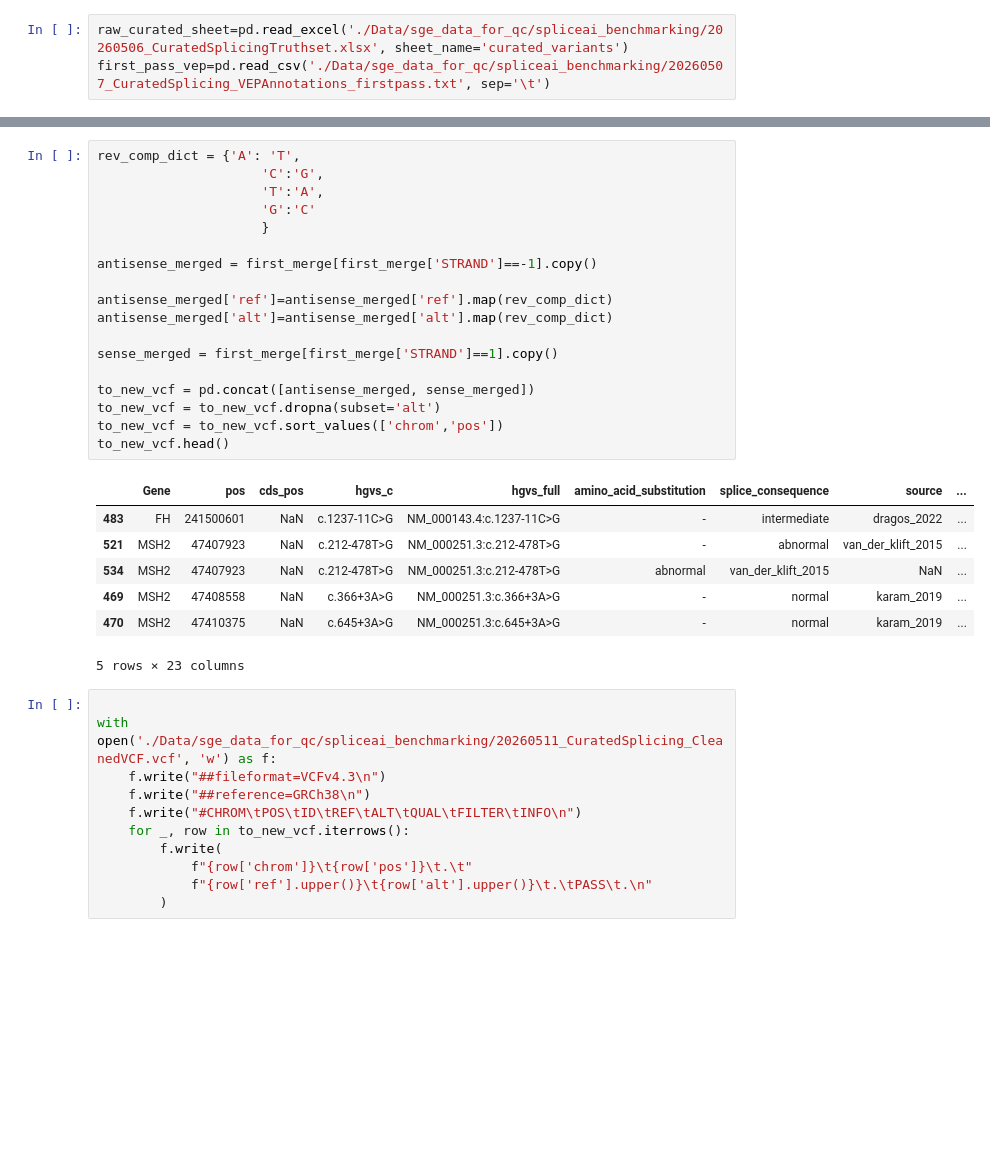
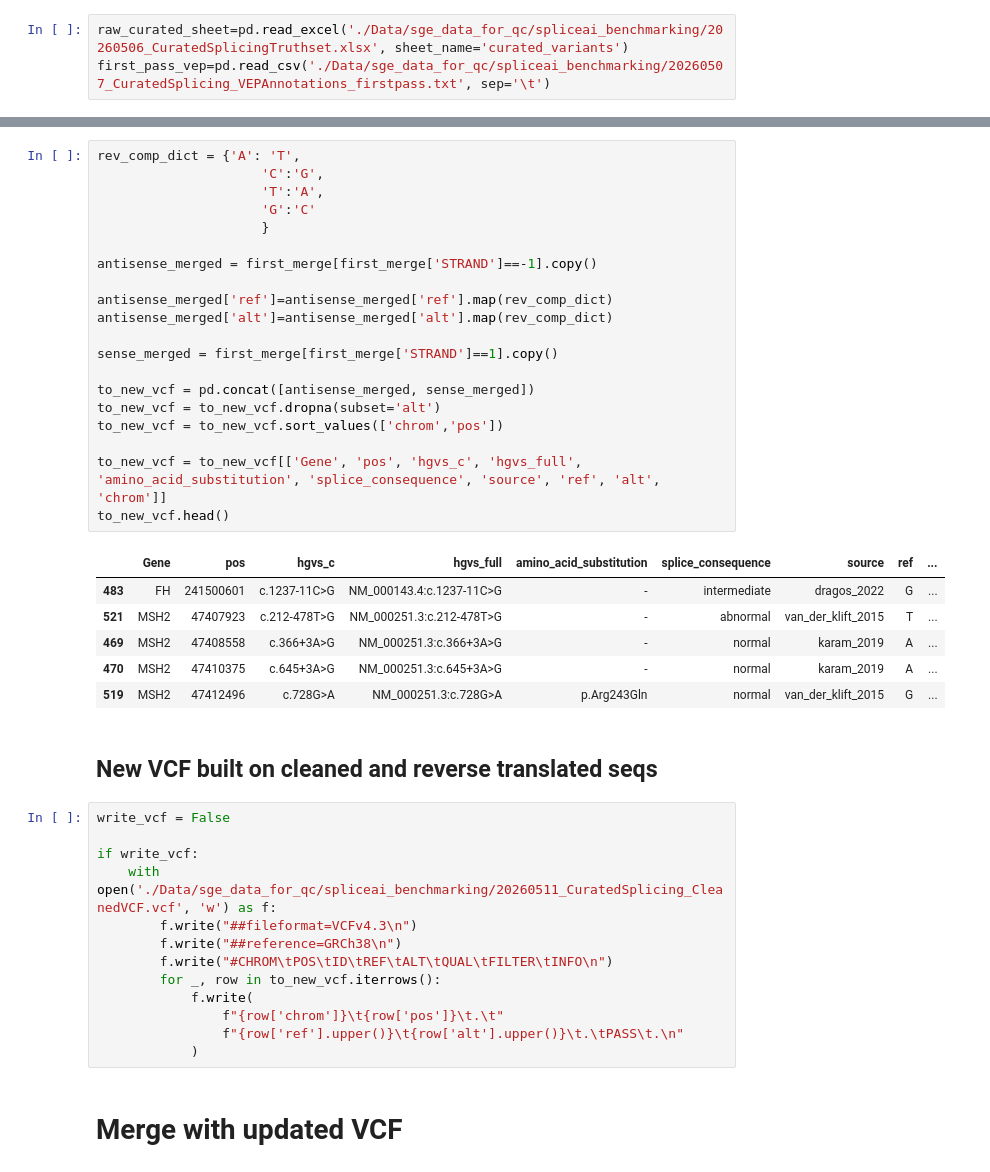
Before and after one commit to ivanw314/PillarProject_CAVA_Analysis, a Jupyter notebook: Notebooks/PP_CuratedSplicingProcessing.ipynb, the cells around one changed output, grey strips where cells are left out. Drawn from its saved outputs; the diff is of its cells as text; blank space fills up the shorter version.

Commit message:
Update PP_CuratedSplicingProcessing.ipynb
Full merge working

```diff
--- a/Notebooks/PP_CuratedSplicingProcessing.ipynb
+++ b/Notebooks/PP_CuratedSplicingProcessing.ipynb
@@ -119,37 +125,44 @@ first_merge.head()
 # %%
 rev_comp_dict = {'A': 'T',
                      'C':'G',
                      'T':'A',
                      'G':'C'
                      }
 
 antisense_merged = first_merge[first_merge['STRAND']==-1].copy()
 
 antisense_merged['ref']=antisense_merged['ref'].map(rev_comp_dict)
 antisense_merged['alt']=antisense_merged['alt'].map(rev_comp_dict)
 
 sense_merged = first_merge[first_merge['STRAND']==1].copy()
 
 to_new_vcf = pd.concat([antisense_merged, sense_merged])
 to_new_vcf = to_new_vcf.dropna(subset='alt')
 to_new_vcf = to_new_vcf.sort_values(['chrom','pos'])
+
+to_new_vcf = to_new_vcf[['Gene', 'pos', 'hgvs_c', 'hgvs_full', 'amino_acid_substitution', 'splice_consequence', 'source', 'ref', 'alt', 'chrom']]
 to_new_vcf.head()
 # %% [output]
-|  | Gene | pos | cds_pos | hgvs_c | hgvs_full | amino_acid_substitution | splice_consequence | source | ... |
-| 483 | FH | 241500601 | NaN | c.1237-11C>G | NM_000143.4:c.1237-11C>G | - | intermediate | dragos_2022 | ... |
-| 521 | MSH2 | 47407923 | NaN | c.212-478T>G | NM_000251.3:c.212-478T>G | - | abnormal | van_der_klift_2015 | ... |
-| 534 | MSH2 | 47407923 | NaN | c.212-478T>G | NM_000251.3:c.212-478T>G | abnormal | van_der_klift_2015 | NaN | ... |
-| 469 | MSH2 | 47408558 | NaN | c.366+3A>G | NM_000251.3:c.366+3A>G | - | normal | karam_2019 | ... |
-| 470 | MSH2 | 47410375 | NaN | c.645+3A>G | NM_000251.3:c.645+3A>G | - | normal | karam_2019 | ... |
+|  | Gene | pos | hgvs_c | hgvs_full | amino_acid_substitution | splice_consequence | source | ref | ... |
+| 483 | FH | 241500601 | c.1237-11C>G | NM_000143.4:c.1237-11C>G | - | intermediate | dragos_2022 | G | ... |
+| 521 | MSH2 | 47407923 | c.212-478T>G | NM_000251.3:c.212-478T>G | - | abnormal | van_der_klift_2015 | T | ... |
+| 469 | MSH2 | 47408558 | c.366+3A>G | NM_000251.3:c.366+3A>G | - | normal | karam_2019 | A | ... |
+| 470 | MSH2 | 47410375 | c.645+3A>G | NM_000251.3:c.645+3A>G | - | normal | karam_2019 | A | ... |
+| 519 | MSH2 | 47412496 | c.728G>A | NM_000251.3:c.728G>A | p.Arg243Gln | normal | van_der_klift_2015 | G | ... |
-5 rows × 23 columns
+# %% [markdown]
+## New VCF built on cleaned and reverse translated seqs
 # %%
+write_vcf = False
 
-with open('./Data/sge_data_for_qc/spliceai_benchmarking/20260511_CuratedSplicing_CleanedVCF.vcf', 'w') as f:
-    f.write("##fileformat=VCFv4.3\n")
-    f.write("##reference=GRCh38\n")
-    f.write("#CHROM\tPOS\tID\tREF\tALT\tQUAL\tFILTER\tINFO\n")
-    for _, row in to_new_vcf.iterrows():
-        f.write(
-            f"{row['chrom']}\t{row['pos']}\t.\t"
-            f"{row['ref'].upper()}\t{row['alt'].upper()}\t.\tPASS\t.\n"
-        )
+if write_vcf:
+    with open('./Data/sge_data_for_qc/spliceai_benchmarking/20260511_CuratedSplicing_CleanedVCF.vcf', 'w') as f:
+        f.write("##fileformat=VCFv4.3\n")
+        f.write("##reference=GRCh38\n")
+        f.write("#CHROM\tPOS\tID\tREF\tALT\tQUAL\tFILTER\tINFO\n")
+        for _, row in to_new_vcf.iterrows():
+            f.write(
+                f"{row['chrom']}\t{row['pos']}\t.\t"
+                f"{row['ref'].upper()}\t{row['alt'].upper()}\t.\tPASS\t.\n"
+            )
+# %% [markdown]
+# Merge with updated VCF
```
Also changed, not shown: parts of 10 cells of this notebook.
